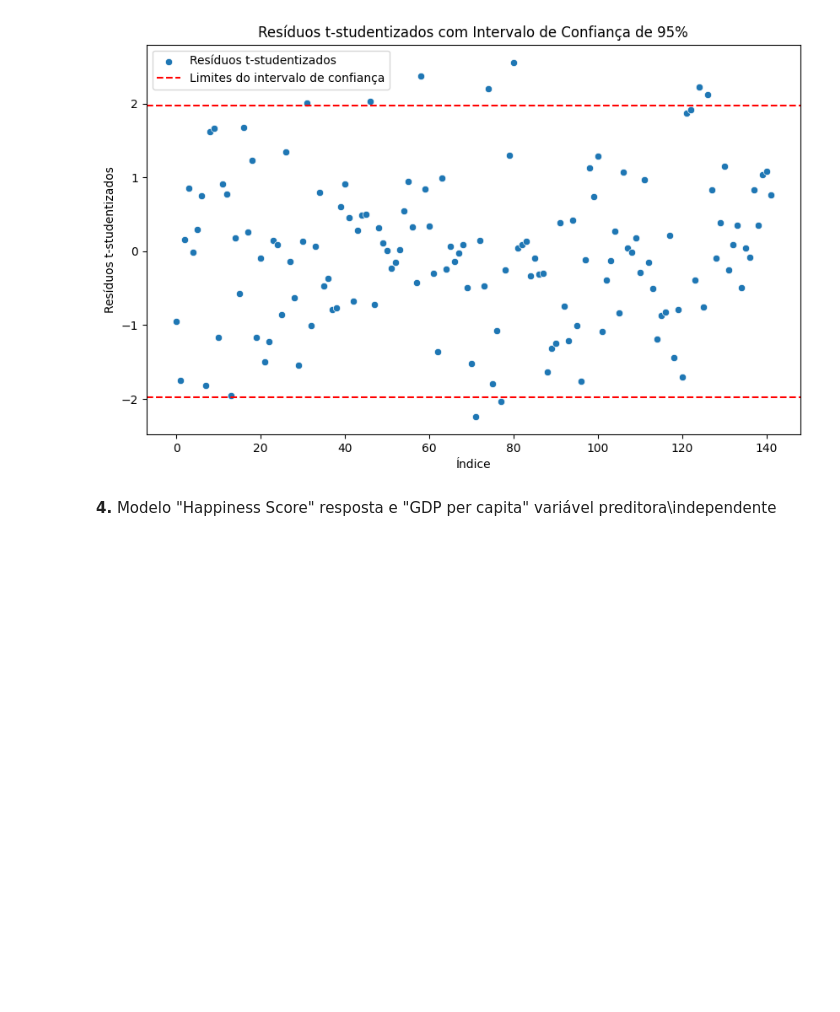
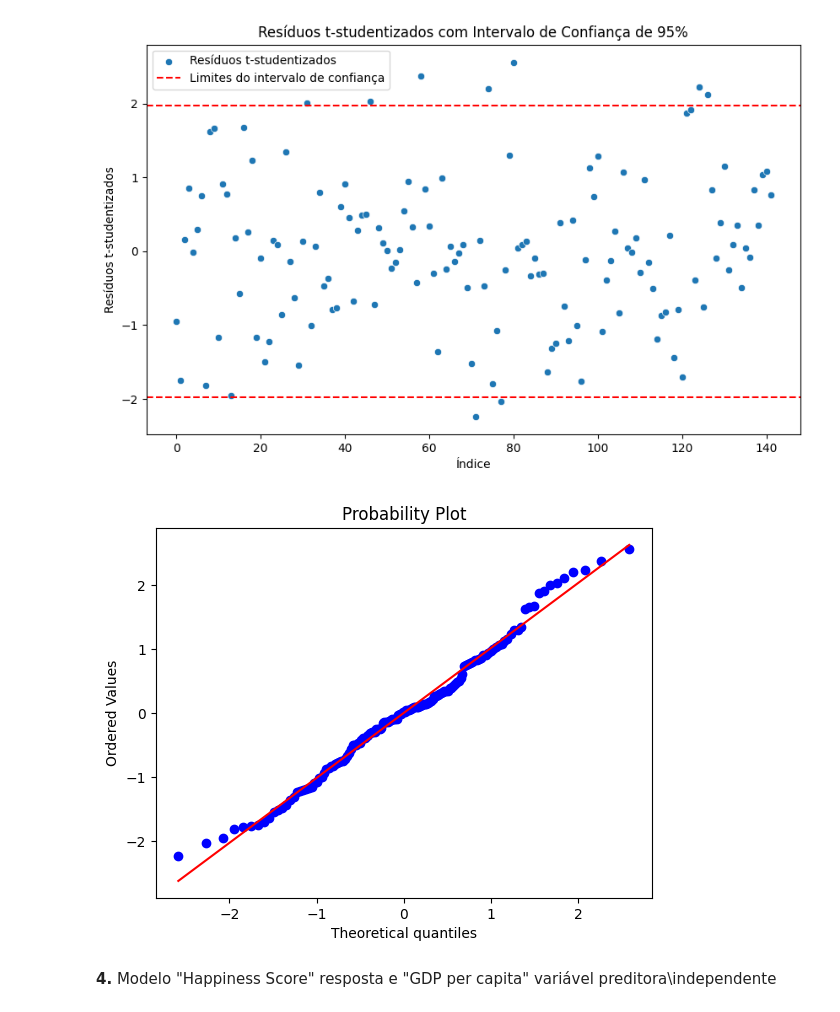
Before and after one commit to emanuel379/Regressao-I, a Jupyter notebook: Análise_de_Regressão_com_dados_de_felicidade.ipynb, the cells around one changed output. Cells and saved outputs as stored; diff of their text form; code cells hidden in the pictures; blank space fills up the shorter version.

```diff
--- a/Análise_de_Regressão_com_dados_de_felicidade.ipynb
+++ b/Análise_de_Regressão_com_dados_de_felicidade.ipynb
@@ -475,6 +487,11 @@ plt.legend()
 plt.show()
 # %% [output]
 [figure]
+# %%
+ss.probplot(residuos_t, dist="norm", plot=pylab)
+pylab.show()
+# %% [output]
+[figure, added]
 # %% [markdown]
 **4.** Modelo "Happiness Score" resposta e "GDP per capita" variável preditora\independente
 # %%
```
Also changed, not shown: parts of 19 cells of this notebook.
